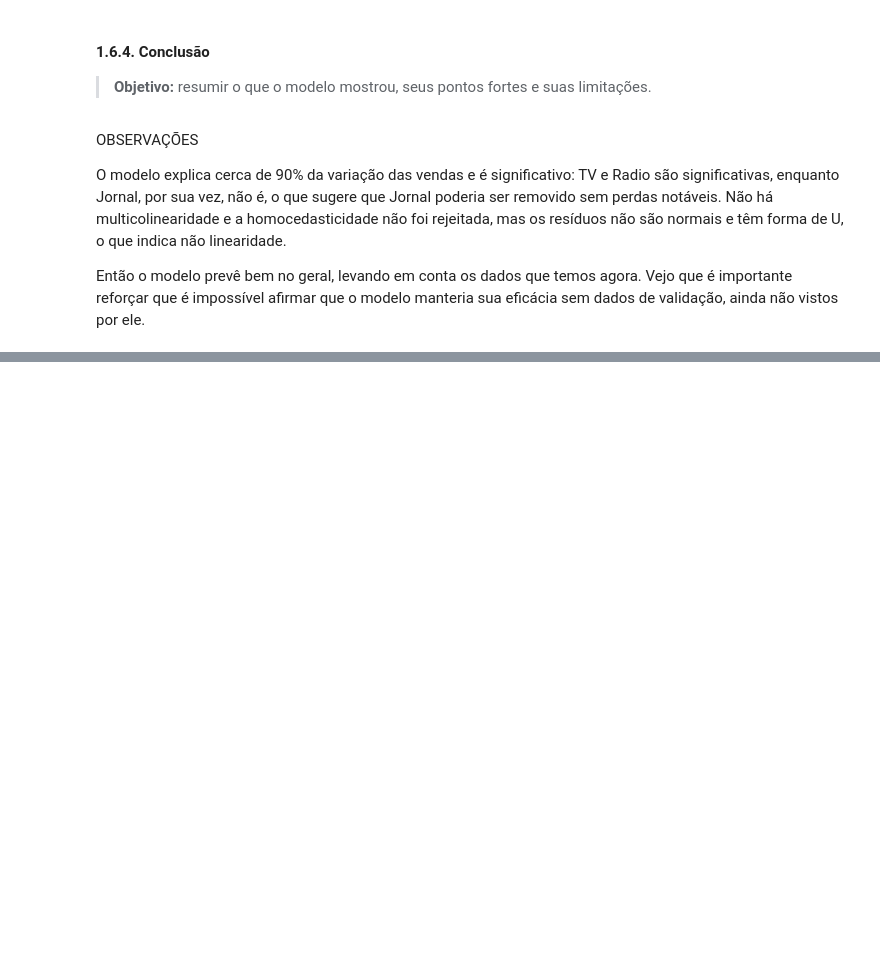
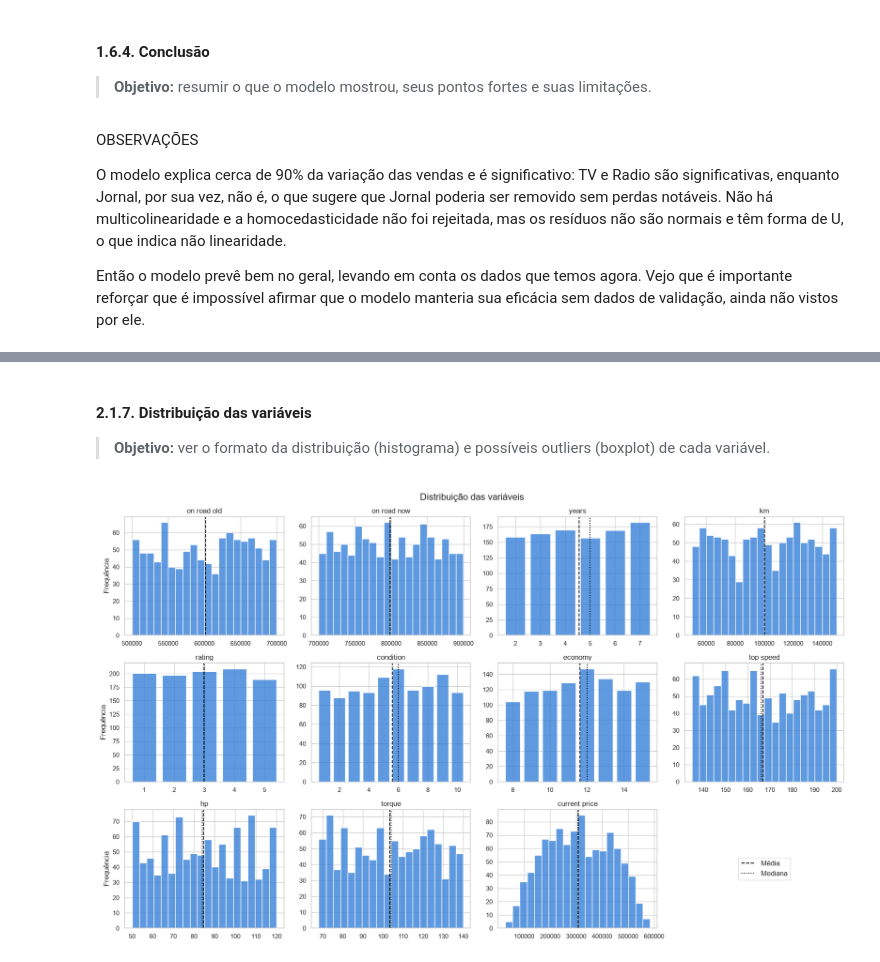
Before and after one commit to joaopdroslv/modelos-de-regressao-pucminas, a Jupyter notebook: Atividades/Lista_1/notebooks/Lista_1 - Análises.ipynb, the cells around one changed output, grey strips where cells are left out. Drawn from its saved outputs; the diff is of its cells as text; code cells hidden in the pictures; blank space fills up the shorter version.

```diff
--- a/Atividades/Lista_1/notebooks/Lista_1 - Análises.ipynb
+++ b/Atividades/Lista_1/notebooks/Lista_1 - Análises.ipynb
@@ -769,0 +924,29 @@ Então o modelo prevê bem no geral, levando em conta os dados que temos agora.
+# %% [markdown]
+#### 2.1.7. Distribuição das variáveis
+
+> **Objetivo:** ver o formato da distribuição (histograma) e possíveis outliers (boxplot) de cada variável.
+# %%
+# Histogramas, com as linhas de média e mediana
+fig, axes = plt.subplots(3, 4, figsize=(18, 11))
+axes = axes.flatten()
+
+for i, coluna in enumerate(carros.columns):
+    # Variáveis com poucos valores inteiros (ex.: rating) ganham uma barra por valor
+    if carros[coluna].nunique() <= 10:
+        sns.histplot(carros[coluna], discrete=True, shrink=0.8, color=cor, ax=axes[i])
+    else:
+        sns.histplot(carros[coluna], bins=20, color=cor, ax=axes[i])
+    axes[i].axvline(carros[coluna].mean(), color='black', linestyle='--', label='Média')
+    axes[i].axvline(carros[coluna].median(), color='black', linestyle=':', label='Mediana')
+    axes[i].set_title(coluna)
+    axes[i].set_xlabel('')
+    axes[i].set_ylabel('Frequência' if i % 4 == 0 else '')
+
+# O último quadro não tem variável: usado para a legenda
+axes[-1].axis('off')
+axes[-1].legend(*axes[0].get_legend_handles_labels(), loc='center', fontsize=12)
+fig.suptitle('Distribuição das variáveis', fontsize=16)
+plt.tight_layout()
+plt.show()
+# %% [output]
+[figure, added]
```
Also changed, not shown: parts of 25 cells of this notebook.
